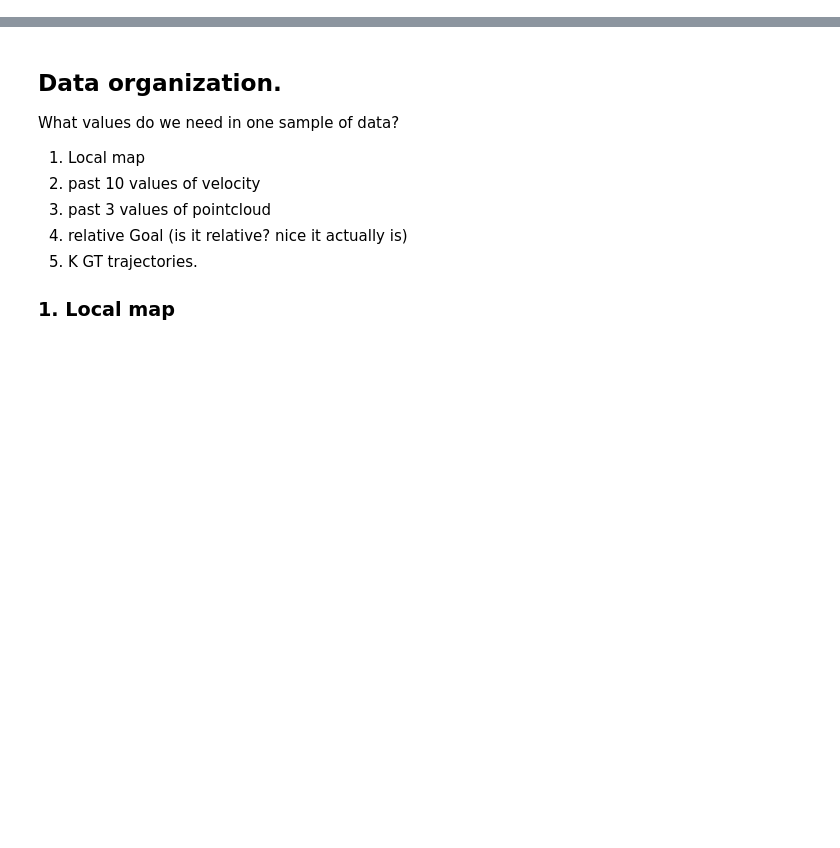
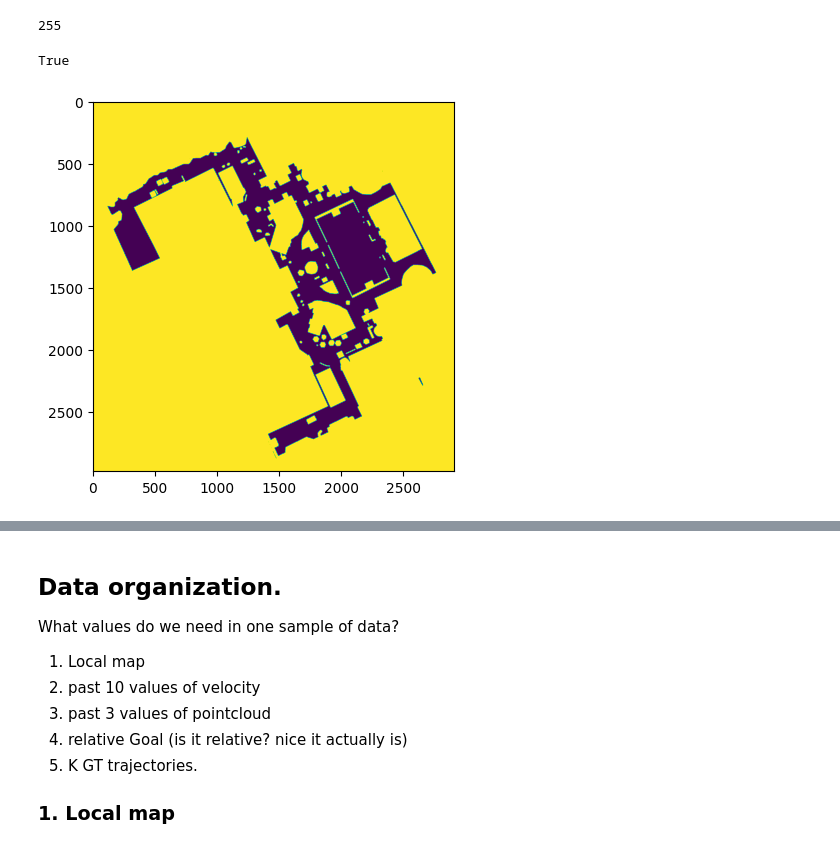
Before and after one commit to gonzal0lguin/fcfm_navigation_dataset, a Jupyter notebook: panther_data.ipynb, the cells around one changed output, grey strips where cells are left out. Drawn from its saved outputs; the diff is of its cells as text; code cells hidden in the pictures; blank space fills up the shorter version.

```diff
--- a/panther_data.ipynb
+++ b/panther_data.ipynb
@@ -12,9 +12,8 @@ import rospy
 
 import sensor_msgs.point_cloud2 as pc2
 # %%
-MAP_PATH = "/home/gonz/Desktop/THESIS/code/global-planning/gnd_dataset/ele2/ele2.pgm"
-SEM_MAP_PATH = "/home/gonz/Desktop/THESIS/code/global-planning/gnd_dataset/ele2/ele2.png"
-# SEM_MAP2_PATH = "/home/tesistas/Desktop/GONZALO/gnd_test/canchafullseg.png"
+MAP_PATH = "ros_map_utils/maps/cancha.pgm"
+SEM_MAP_PATH = "ros_map_utils/maps/cancha.png"
 
 RES = 0.05
 MAP_WIDTH = 0.5
@@ -39,9 +41,16 @@ print("Semantic Map Size: ", seg_map.shape)
+# %%
+seg_map.max()
+# %% [output]
+255
 # %%
 seg_map_gray = cv.cvtColor(seg_map, cv.COLOR_BGR2GRAY)
 
 seg_map_gray[seg_map_gray != 81] = 1
 seg_map_gray[seg_map_gray == 81] = 0
 
 plt.imshow(seg_map_gray)
 
-cv.imwrite("/home/gonz/Desktop/THESIS/code/global-planning/fcfm_navigation_dataset/ros_map_utils/maps/electricagray.png", seg_map_gray*255)
+cv.imwrite("ros_map_utils/maps/canchagray.png", seg_map_gray * 255)
+# %% [output]
+True
+[figure, added]
```
Also changed, not shown: parts of 17 cells of this notebook, 8 other files.
